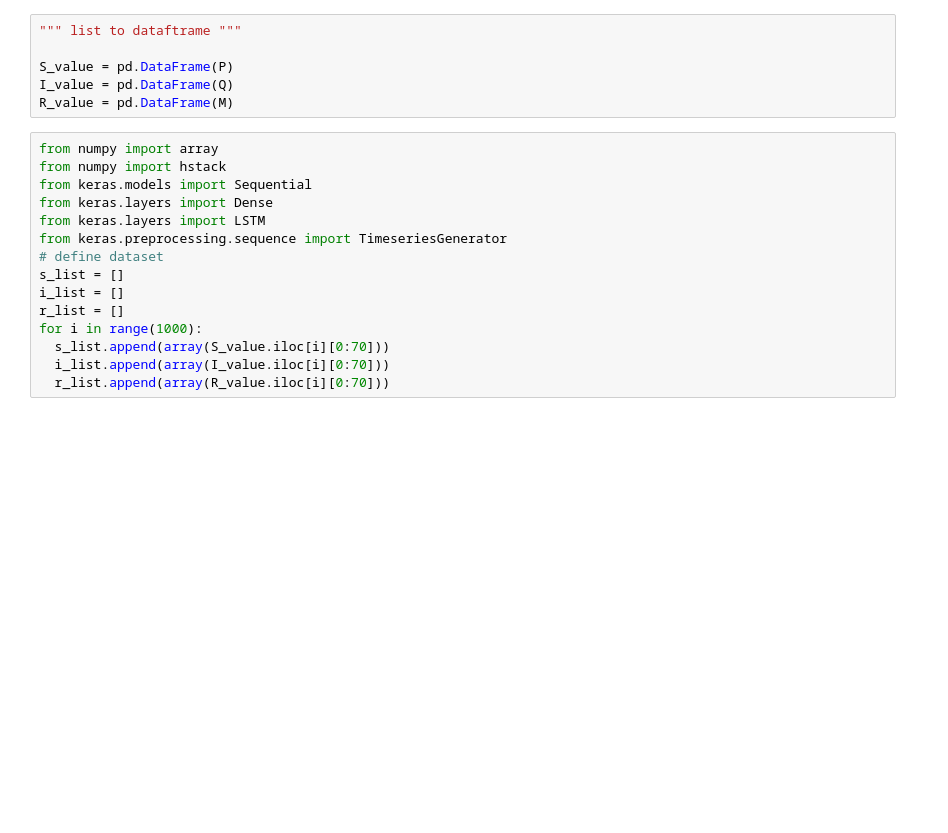
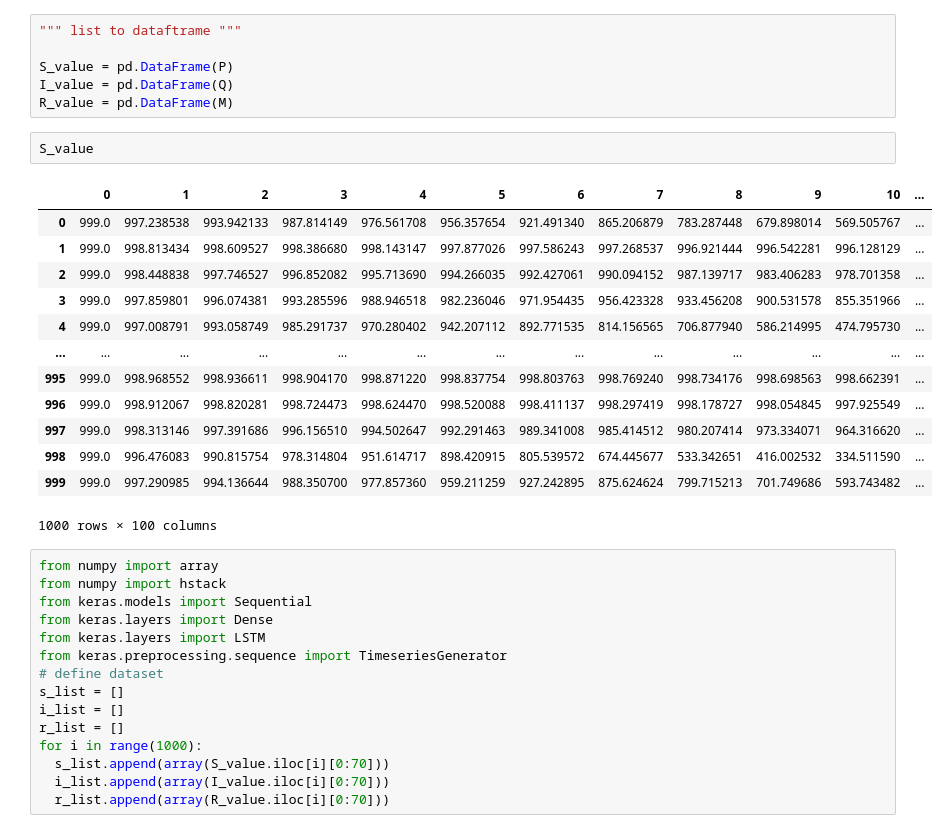
Before and after one commit to dharma610/Neural-network-model-for-compartmenral-model-SIR-and-SEIR-, a Jupyter notebook: SIR_LSTM.ipynb, the cells around one changed output. Drawn from its saved outputs; the diff is of its cells as text; blank space fills up the shorter version.

```diff
--- a/SIR_LSTM.ipynb
+++ b/SIR_LSTM.ipynb
@@ -86,6 +78,22 @@ for i in range(1000): #Plotted for 2 sets
 S_value = pd.DataFrame(P)
 I_value = pd.DataFrame(Q)
 R_value = pd.DataFrame(M)
+# %%
+S_value
+# %% [output]
+|  | 0 | 1 | 2 | 3 | 4 | 5 | 6 | 7 | 8 | 9 | 10 | ... |
+| 0 | 999.0 | 997.238538 | 993.942133 | 987.814149 | 976.561708 | 956.357654 | 921.491340 | 865.206879 | 783.287448 | 679.898014 | 569.505767 | ... |
+| 1 | 999.0 | 998.813434 | 998.609527 | 998.386680 | 998.143147 | 997.877026 | 997.586243 | 997.268537 | 996.921444 | 996.542281 | 996.128129 | ... |
+| 2 | 999.0 | 998.448838 | 997.746527 | 996.852082 | 995.713690 | 994.266035 | 992.427061 | 990.094152 | 987.139717 | 983.406283 | 978.701358 | ... |
+| 3 | 999.0 | 997.859801 | 996.074381 | 993.285596 | 988.946518 | 982.236046 | 971.954435 | 956.423328 | 933.456208 | 900.531578 | 855.351966 | ... |
+| 4 | 999.0 | 997.008791 | 993.058749 | 985.291737 | 970.280402 | 942.207112 | 892.771535 | 814.156565 | 706.877940 | 586.214995 | 474.795730 | ... |
+| ... | ... | ... | ... | ... | ... | ... | ... | ... | ... | ... | ... | ... |
+| 995 | 999.0 | 998.968552 | 998.936611 | 998.904170 | 998.871220 | 998.837754 | 998.803763 | 998.769240 | 998.734176 | 998.698563 | 998.662391 | ... |
+| 996 | 999.0 | 998.912067 | 998.820281 | 998.724473 | 998.624470 | 998.520088 | 998.411137 | 998.297419 | 998.178727 | 998.054845 | 997.925549 | ... |
+| 997 | 999.0 | 998.313146 | 997.391686 | 996.156510 | 994.502647 | 992.291463 | 989.341008 | 985.414512 | 980.207414 | 973.334071 | 964.316620 | ... |
+| 998 | 999.0 | 996.476083 | 990.815754 | 978.314804 | 951.614717 | 898.420915 | 805.539572 | 674.445677 | 533.342651 | 416.002532 | 334.511590 | ... |
+| 999 | 999.0 | 997.290985 | 994.136644 | 988.350700 | 977.857360 | 959.211259 | 927.242895 | 875.624624 | 799.715213 | 701.749686 | 593.743482 | ... |
+1000 rows × 100 columns
 # %%
 from numpy import array
 from numpy import hstack
```
Also changed, not shown: parts of 14 cells of this notebook.
